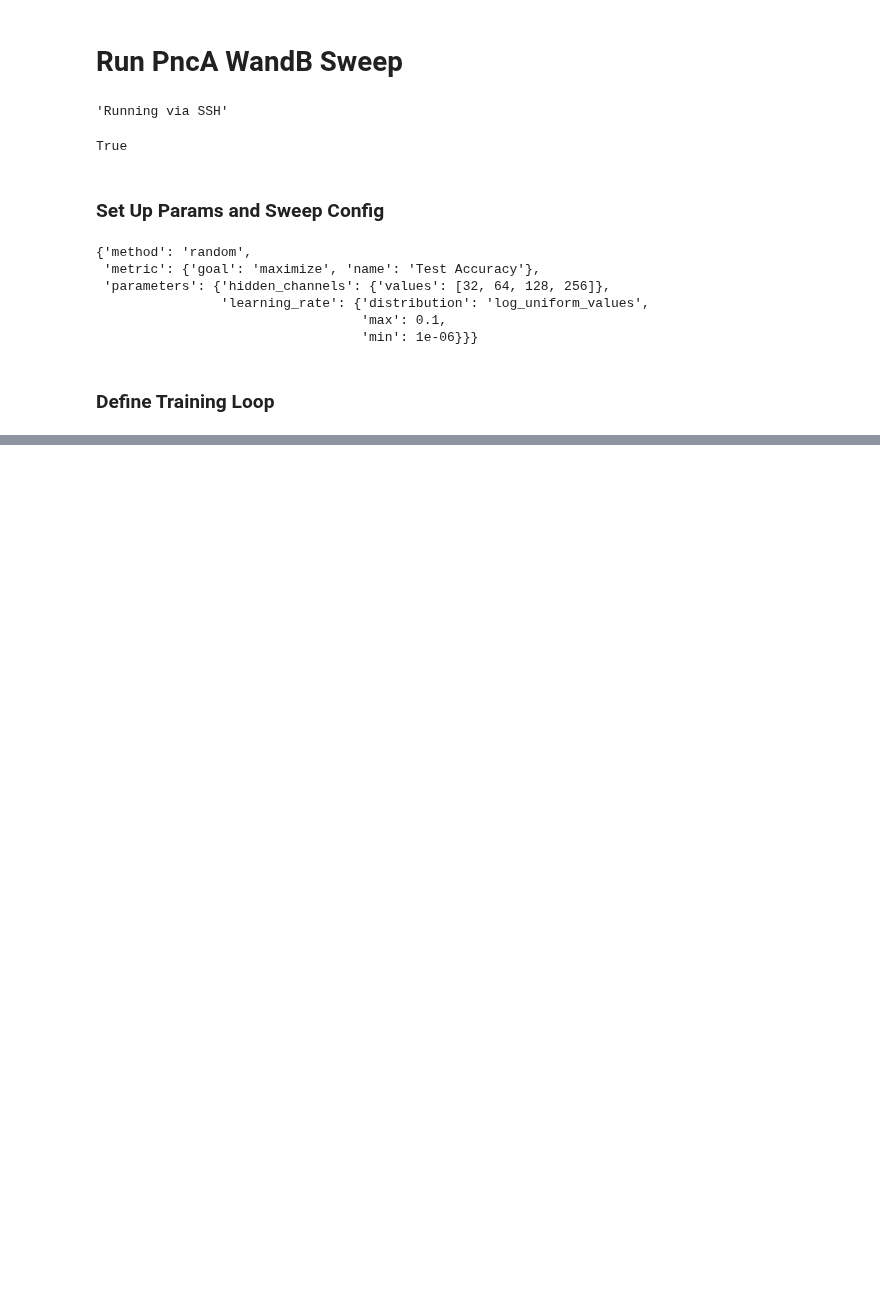
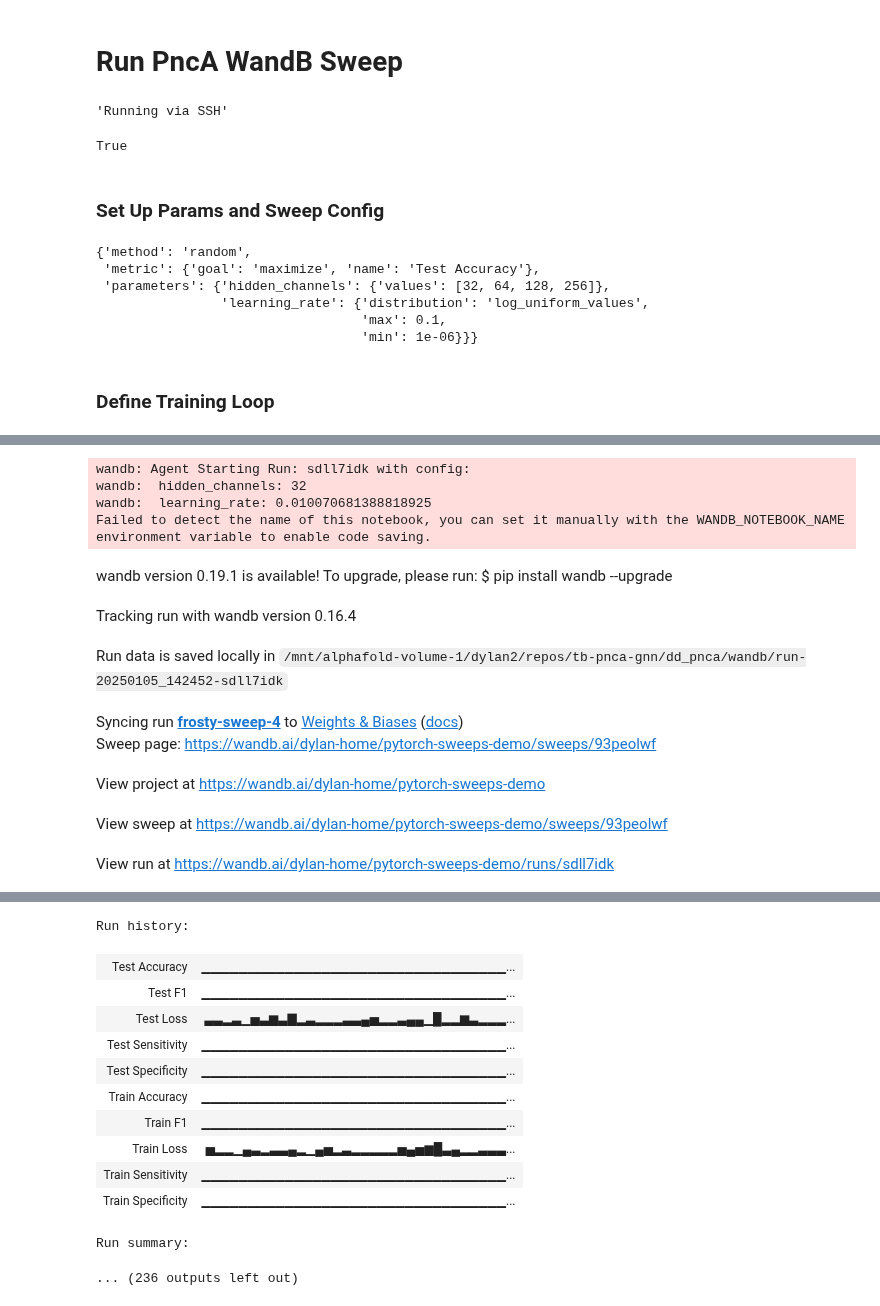
Before and after one commit to fowler-lab/tb-pnca-gnn, a Jupyter notebook: dd_pnca/pnca_sweep.ipynb, the cells around one changed output, grey strips where cells are left out. Drawn from its saved outputs; the diff is of its cells as text; code cells hidden in the pictures; blank space fills up the shorter version.

Commit message:
sweep run

```diff
--- a/dd_pnca/pnca_sweep.ipynb
+++ b/dd_pnca/pnca_sweep.ipynb
@@ -129,3 +128,5 @@ pprint.pprint(sweep_config)
                                   'min': 1e-06}}}
 # %% [markdown]
 ### Define Training Loop
+# %%
+sweep_id = wandb.sweep(sweep_config, project="pnca-sweep-1")
@@ -187,0 +165,15 @@ torch.save(model, f'saved_models/carter_ds_aug/es_adamw_n{n_samples}_seed{seed}_
+# %%
+wandb.agent(sweep_id, sweep_run, count=30)
+# %% [output]
+wandb: Agent Starting Run: sdll7idk with config:
+wandb:  hidden_channels: 32
+wandb:  learning_rate: 0.010070681388818925
+Failed to detect the name of this notebook, you can set it manually with the WANDB_NOTEBOOK_NAME environment variable to enable code saving.
+wandb version 0.19.1 is available! To upgrade, please run: $ pip install wandb --upgrade
+Tracking run with wandb version 0.16.4
+Run data is saved locally in /mnt/alphafold-volume-1/dylan2/repos/tb-pnca-gnn/dd_pnca/wandb/run-20250105_142452-sdll7idk
+Syncing run frosty-sweep-4 to Weights & Biases (docs)
+Sweep page: https://wandb.ai/dylan-home/pytorch-sweeps-demo/sweeps/93peolwf
+View project at https://wandb.ai/dylan-home/pytorch-sweeps-demo
+View sweep at https://wandb.ai/dylan-home/pytorch-sweeps-demo/sweeps/93peolwf
+View run at https://wandb.ai/dylan-home/pytorch-sweeps-demo/runs/sdll7idk
@@ -187,0 +189,13 @@ torch.save(model, f'saved_models/carter_ds_aug/es_adamw_n{n_samples}_seed{seed}_
+Run history:
+| Test Accuracy | ▁▁▁▁▁▁▁▁▁▁▁▁▁▁▁▁▁▁▁▁▁▁▁▁▁▁▁▁▁▁▁▁▁... |
+| Test F1 | ▁▁▁▁▁▁▁▁▁▁▁▁▁▁▁▁▁▁▁▁▁▁▁▁▁▁▁▁▁▁▁▁▁... |
+| Test Loss | ▃▃▂▃▁▅▃▆▃▇▂▃▂▂▂▃▃▄▅▂▂▃▄▄▁█▂▂▆▃▂▂▂... |
+| Test Sensitivity | ▁▁▁▁▁▁▁▁▁▁▁▁▁▁▁▁▁▁▁▁▁▁▁▁▁▁▁▁▁▁▁▁▁... |
+| Test Specificity | ▁▁▁▁▁▁▁▁▁▁▁▁▁▁▁▁▁▁▁▁▁▁▁▁▁▁▁▁▁▁▁▁▁... |
+| Train Accuracy | ▁▁▁▁▁▁▁▁▁▁▁▁▁▁▁▁▁▁▁▁▁▁▁▁▁▁▁▁▁▁▁▁▁... |
+| Train F1 | ▁▁▁▁▁▁▁▁▁▁▁▁▁▁▁▁▁▁▁▁▁▁▁▁▁▁▁▁▁▁▁▁▁... |
+| Train Loss | ▅▂▂▁▄▃▂▃▃▄▂▁▄▅▂▃▂▂▂▂▂▅▄▅▆█▃▄▂▂▃▃▃... |
+| Train Sensitivity | ▁▁▁▁▁▁▁▁▁▁▁▁▁▁▁▁▁▁▁▁▁▁▁▁▁▁▁▁▁▁▁▁▁... |
+| Train Specificity | ▁▁▁▁▁▁▁▁▁▁▁▁▁▁▁▁▁▁▁▁▁▁▁▁▁▁▁▁▁▁▁▁▁... |
+Run summary:
+... (236 outputs left out)
```
Also changed, not shown: parts of 7 cells of this notebook, 1 other file.
